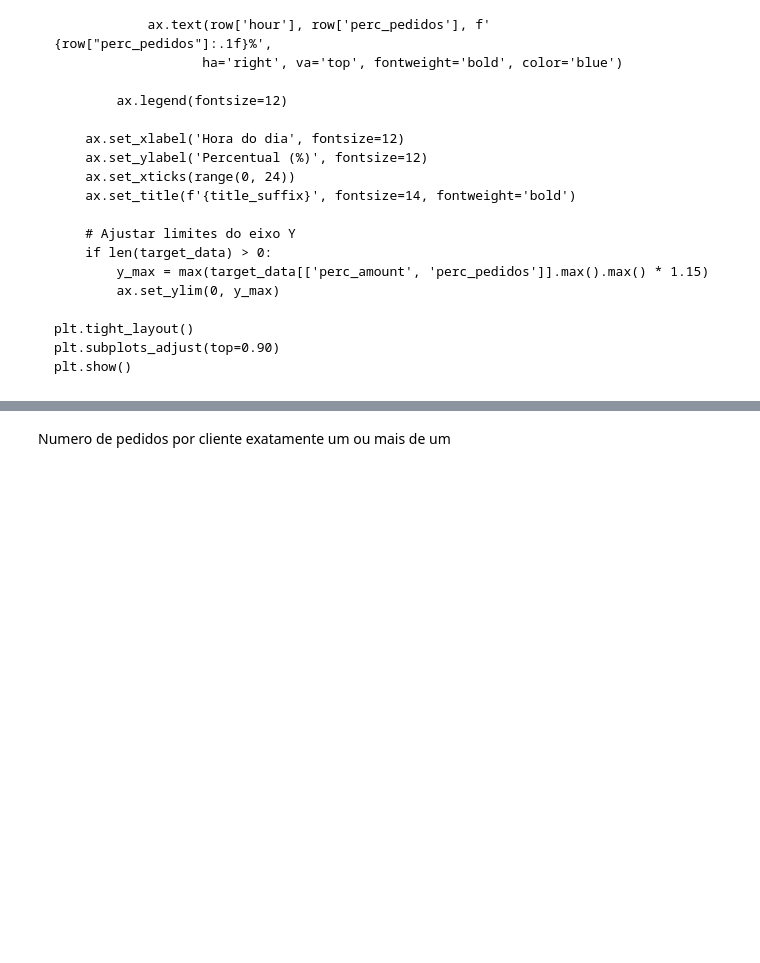
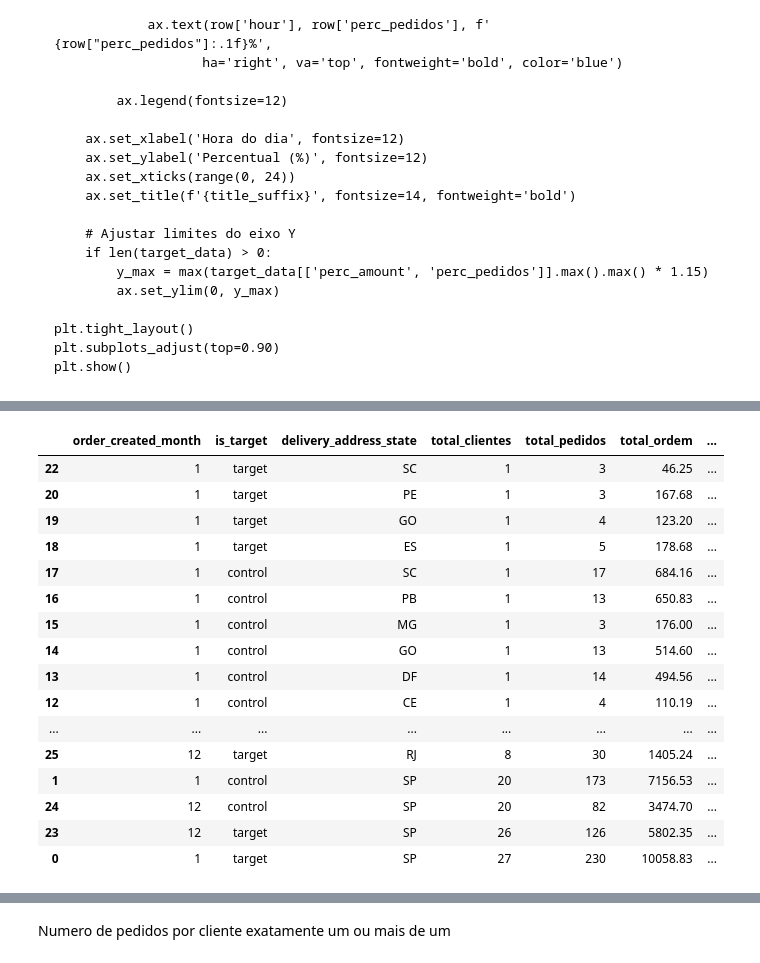
Before and after one commit to elianezanlorense/ifood_cs, a Jupyter notebook: code/notebook/05.cli_res copy.ipynb, the cells around one changed output, grey strips where cells are left out. Saved outputs shown, nothing was run; the diff lists cells and outputs as text; code cells hidden in the pictures; blank space fills up the shorter version.

```diff
--- a/code/notebook/05.cli_res copy.ipynb
+++ b/code/notebook/05.cli_res copy.ipynb
@@ -226,3 +238,21 @@ df_analise_completa
 # %%
 summary_state=gerar_stats(df,['is_target','delivery_address_state'])
-summary_state.sort_values("perc_clientes").head()
+summary_state.sort_values("perc_clientes")#.head()
+# %% [output]
+|  | order_created_month | is_target | delivery_address_state | total_clientes | total_pedidos | total_ordem | ... |
+| 22 | 1 | target | SC | 1 | 3 | 46.25 | ... |
+| 20 | 1 | target | PE | 1 | 3 | 167.68 | ... |
+| 19 | 1 | target | GO | 1 | 4 | 123.20 | ... |
+| 18 | 1 | target | ES | 1 | 5 | 178.68 | ... |
+| 17 | 1 | control | SC | 1 | 17 | 684.16 | ... |
+| 16 | 1 | control | PB | 1 | 13 | 650.83 | ... |
+| 15 | 1 | control | MG | 1 | 3 | 176.00 | ... |
+| 14 | 1 | control | GO | 1 | 13 | 514.60 | ... |
+| 13 | 1 | control | DF | 1 | 14 | 494.56 | ... |
+| 12 | 1 | control | CE | 1 | 4 | 110.19 | ... |
+| ... | ... | ... | ... | ... | ... | ... | ... |
+| 25 | 12 | target | RJ | 8 | 30 | 1405.24 | ... |
+| 1 | 1 | control | SP | 20 | 173 | 7156.53 | ... |
+| 24 | 12 | control | SP | 20 | 82 | 3474.70 | ... |
+| 23 | 12 | target | SP | 26 | 126 | 5802.35 | ... |
+| 0 | 1 | target | SP | 27 | 230 | 10058.83 | ... |
```
Also changed, not shown: parts of 20 cells of this notebook, 2 other files.
